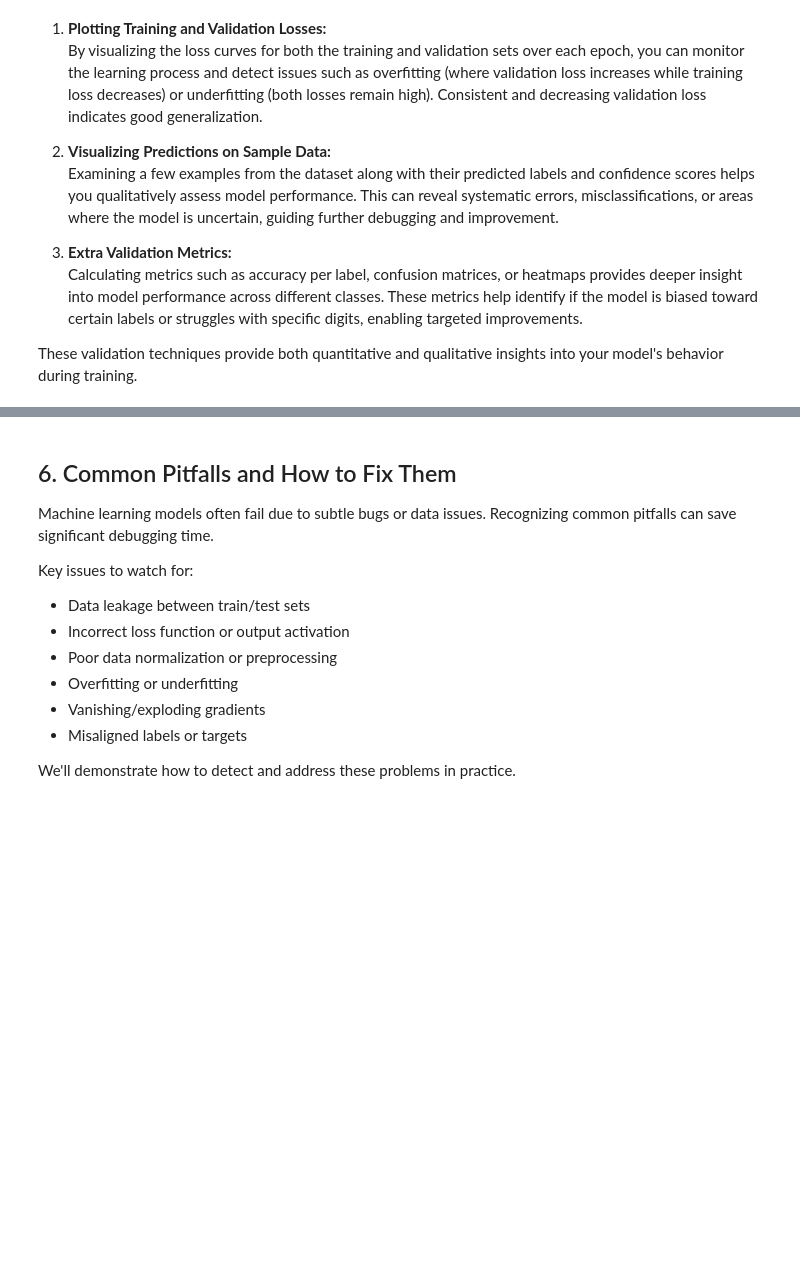
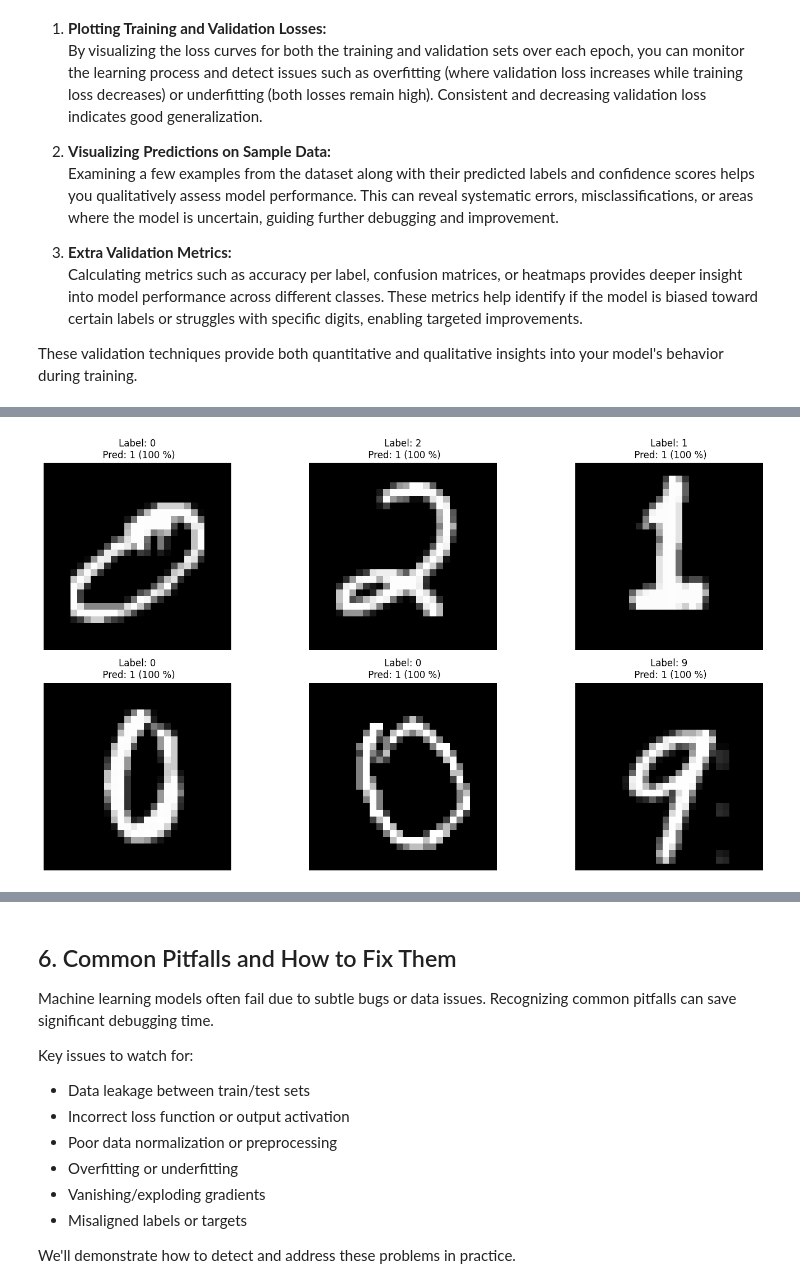
Before and after one commit to ecmwf-training/2025-ml-training, a Jupyter notebook: 2-model-debugging/debug_model.ipynb, the cells around one changed output, grey strips where cells are left out. Drawn from its saved outputs; the diff is of its cells as text; code cells hidden in the pictures; blank space fills up the shorter version.

```diff
--- a/2-model-debugging/debug_model.ipynb
+++ b/2-model-debugging/debug_model.ipynb
@@ -53,40 +57,40 @@ test_loader = torch.utils.data.DataLoader(test_dataset, batch_size=1000, shuffle
 # %% [markdown]
 The model defined here is a simple Convolutional Neural Network (CNN) designed for classifying MNIST handwritten digit images. It consists of two convolutional layers followed by two fully connected layers. The convolutional layers extract spatial features from the input images, while the fully connected layers perform classification based on these features. The final output layer produces scores for each of the 10 digit classes (0-9). This architecture is commonly used for image classification tasks and serves as a solid baseline for MNIST.
 # %%
+NUM_CLASSES = 10
+
 # Define a simple CNN model for MNIST
 class ConvNeuralNetwork(nn.Module):
-    def __init__(self):
+    def __init__(self, num_channels: tuple[int], dropout_prob=0.4):
+        assert len(num_channels) == 2, "num_channels should be a tuple of two positive integers."
         super(ConvNeuralNetwork, self).__init__()
-        self.conv1 = nn.Conv2d(1, 32, kernel_size=3) # -> (32, 26, 26)
-        self.conv2 = nn.Conv2d(32, 32, kernel_size=5) # -> (32, 22, 22)
-        self.conv3 = nn.Conv2d(32, 32, kernel_size=5) # -> (32, 18, 18)
-        self.dropout1 = nn.Dropout(0.4)
+        self.conv1 = nn.Conv2d(1, num_channels[0], kernel_size=3) # -> (ch1, 26, 26)
+        self.conv2 = nn.Conv2d(num_channels[0], num_channels[0], stride=2, kernel_size=5) # -> (ch1, 12, 12)
+        self.dropout1 = nn.Dropout(dropout_prob)
 
-        self.conv4 = nn.Conv2d(32, 64, kernel_size=3) # -> (64, 16, 16)
-        self.conv5 = nn.Conv2d(64, 64, kernel_size=5) # -> (64, 12, 12)
-        self.conv6 = nn.Conv2d(64, 64, kernel_size=5) # -> (64, 8, 8)
-        self.dropout2 = nn.Dropout(0.4)
+        self.conv3 = nn.Conv2d(num_channels[0], num_channels[1], kernel_size=5) # -> (ch2, 8, 8)
+        self.conv4 = nn.Conv2d(num_channels[1], num_channels[1], stride=2, kernel_size=5) # -> (ch2, 2, 2)
+        self.dropout2 = nn.Dropout(dropout_prob)
 
-        self.fc1 = nn.Linear(64 * 8 * 8, 50)
-        self.fc2 = nn.Linear(50, 10)
-        self.dropout3 = nn.Dropout(0.4)
+        self.flat_dim = num_channels[1] * 2 * 2
+        self.fc1 = nn.Linear(self.flat_dim, 64)
+        self.fc2 = nn.Linear(64, NUM_CLASSES)
+        self.dropout3 = nn.Dropout(dropout_prob)
 
     def forward(self, x):
         x = F.relu(self.conv1(x))
         x = F.relu(self.conv2(x))
+        x = self.dropout1(x)
         x = F.relu(self.conv3(x))
-        x = self.dropout1(x)
         x = F.relu(self.conv4(x))
-        x = F.relu(self.conv5(x))
-        x = F.relu(self.conv6(x))
         x = self.dropout2(x)
-        x = x.view(-1, 64 * 8 * 8)
+        x = x.view(-1, self.flat_dim)
         x = F.relu(self.fc1(x))
         x = self.dropout3(x)
         x = F.softmax(self.fc2(x))
         return x
 
-model = ConvNeuralNetwork()
+model = ConvNeuralNetwork(num_channels=(32, 64))
 # %% [markdown]
 ## 3. Visualizing Data & Model
 
@@ -204,16 +244,18 @@ plt.legend()
 # %%
 # Visualize sample inputs and labels from the training set
 examples = enumerate(train_loader)
 batch_idx, (example_data, example_targets) = next(examples)
 
-plt.figure(figsize=(8, 3))
+plt.figure(figsize=(15, 8))
 for i in range(6):
     plt.subplot(2, 3, i + 1)
     plt.imshow(example_data[i][0], cmap='gray')
     pred = model(example_data[0]).squeeze()
     label = int(pred.argmax())
     prob = 100 * pred[label]
     plt.title(f"Label: {example_targets[i].item()}\n Pred: {label} ({prob:.0f} %)")
     plt.axis('off')
 plt.tight_layout()
 plt.show()
+# %% [output]
+[figure, added]
```
Also changed, not shown: parts of 12 cells of this notebook.
